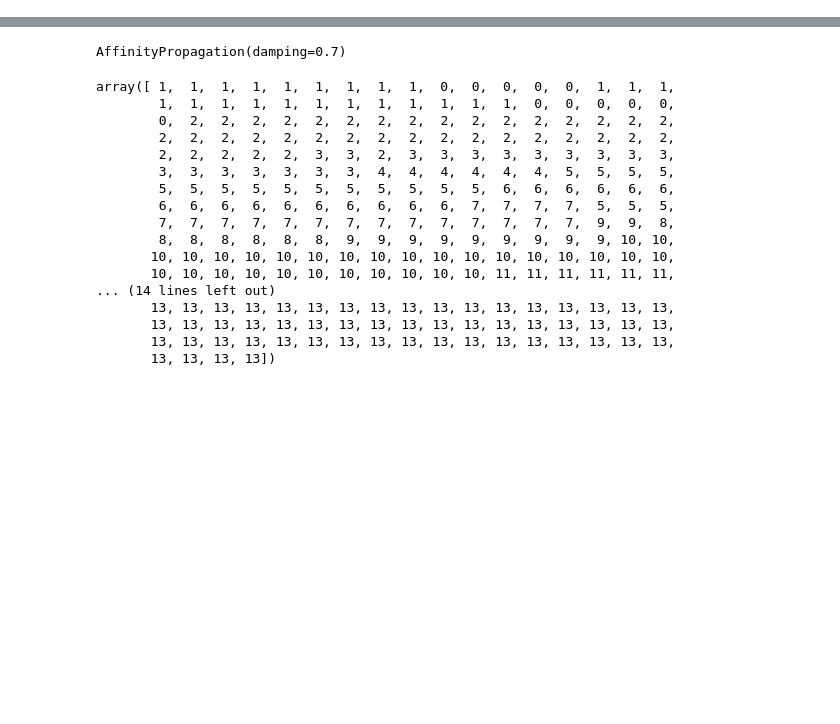
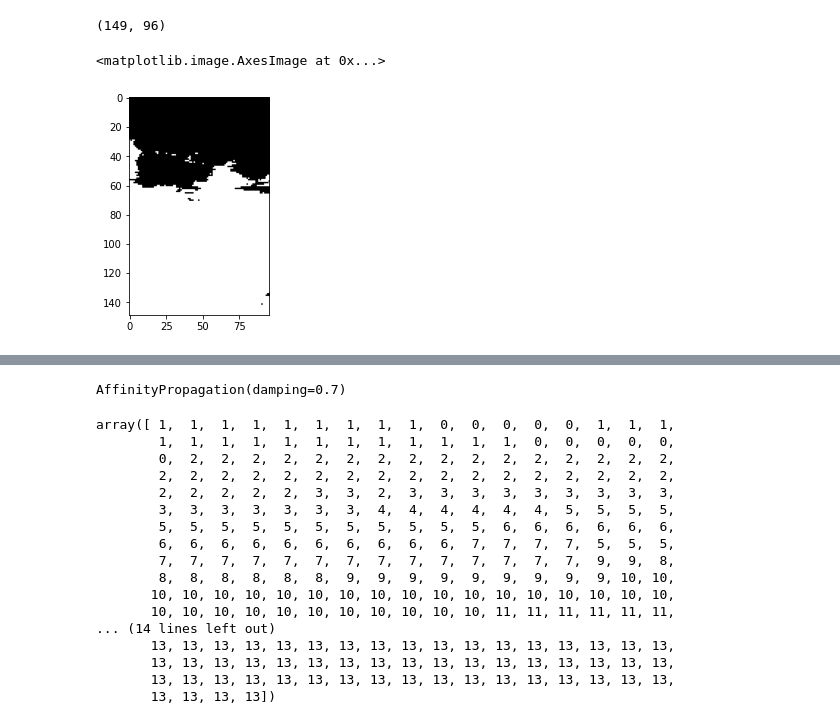
Before and after one commit to viniciusmwen/Computacional, a Jupyter notebook: Atividade06/clustering.ipynb, the cells around one changed output, grey strips where cells are left out. Cells and saved outputs as stored; diff of their text form; code cells hidden in the pictures; blank space fills up the shorter version.

Commit message:
Funções de clusters

```diff
--- a/Atividade06/clustering.ipynb
+++ b/Atividade06/clustering.ipynb
@@ -8,6 +8,38 @@ from sklearn.cluster import KMeans, AffinityPropagation, MeanShift, estimate_ban
 import numpy as np
 from itertools import cycle
+# %%
+def aglomeracao(imagem):
+    ms = AgglomerativeClustering(n_clusters=2)
+    f = np.reshape(imagem, (-1,1))
+    ms.fit(f)
+    resultado = (ms.labels_.reshape(imagem.shape))
+    return resultado
+# %%
+def espectral(imagem):
+    e = SpectralClustering(n_clusters=2)
+    f = np.reshape(imagem, (-1,1))
+    e.fit(f)
+    resultado = (e.labels_.reshape(imagem.shape))
+    return resultado
+# %%
+def aplicarClus(imagem):
+    return {
+        'aglomeracao': aglomeracao(imagem),
+        'espectral': espectral(imagem)
+    }
 # %%
 aux = pegaData('ultrassound/cropped/')
 img = Imagem(aux[1])
 img.ler()
+# %%
+img.redimensionar(porcentagem=0.3)
+img.img_redimensionada.shape
+# %% [output]
+(149, 96)
+# %%
+aux = aplicarClus(img.img_redimensionada)
+# %%
+plt.imshow(aux['aglomeracao'], cmap='gray')
+# %% [output]
+<matplotlib.image.AxesImage at 0x...>
+[figure, added]
```
Also changed, not shown: parts of 7 cells of this notebook, 2 other files.
